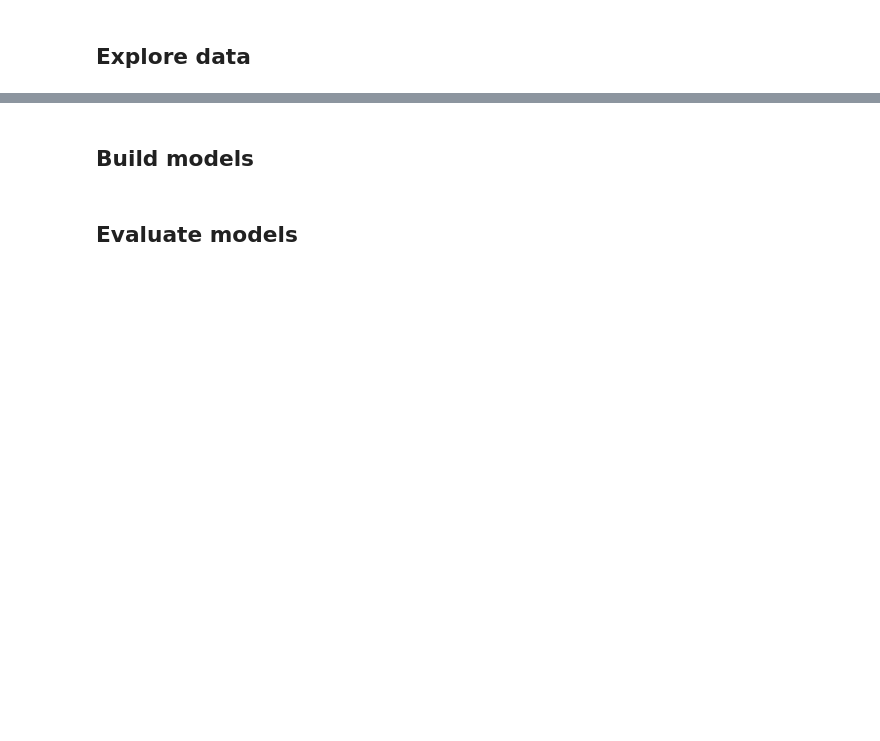
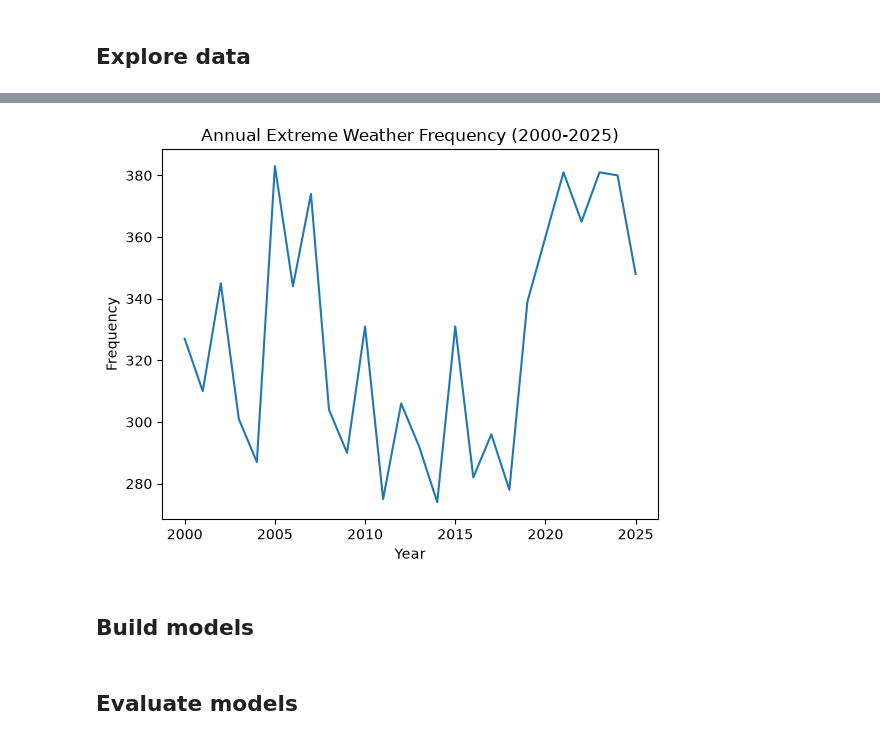
Before and after one commit to cjulianan/DS_3001_Semester_Project, a Jupyter notebook: notebook.ipynb, the cells around one changed output, grey strips where cells are left out. Cells and saved outputs as stored; diff of their text form; code cells hidden in the pictures; blank space fills up the shorter version.

Commit message:
data cleaning and some eda

```diff
--- a/notebook.ipynb
+++ b/notebook.ipynb
@@ -134,5 +182,17 @@ print(Weather_data_cleaned)
 # %%
-# Summarize and visualize the prepared data.
+import matplotlib.pyplot as plt
+
+# Group disasters by year
+annual_disasters = Weather_data_cleaned["Start Year"].value_counts().sort_index()
+
+# Plot
+plt.plot(annual_disasters.index, annual_disasters.values)
+plt.title("Annual Extreme Weather Frequency (2000-2025)")
+plt.xlabel("Year")
+plt.ylabel('Frequency')
+plt.show()
+# %% [output]
+[figure, added]
 # %% [markdown]
 ## Build models
 # %%
```
Also changed, not shown: parts of 4 cells of this notebook.
